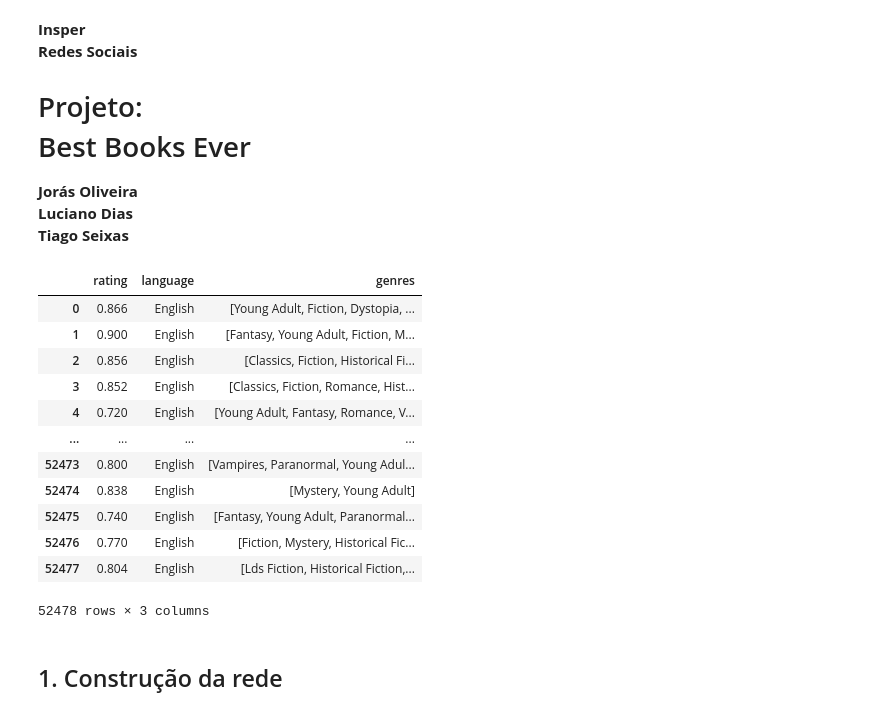
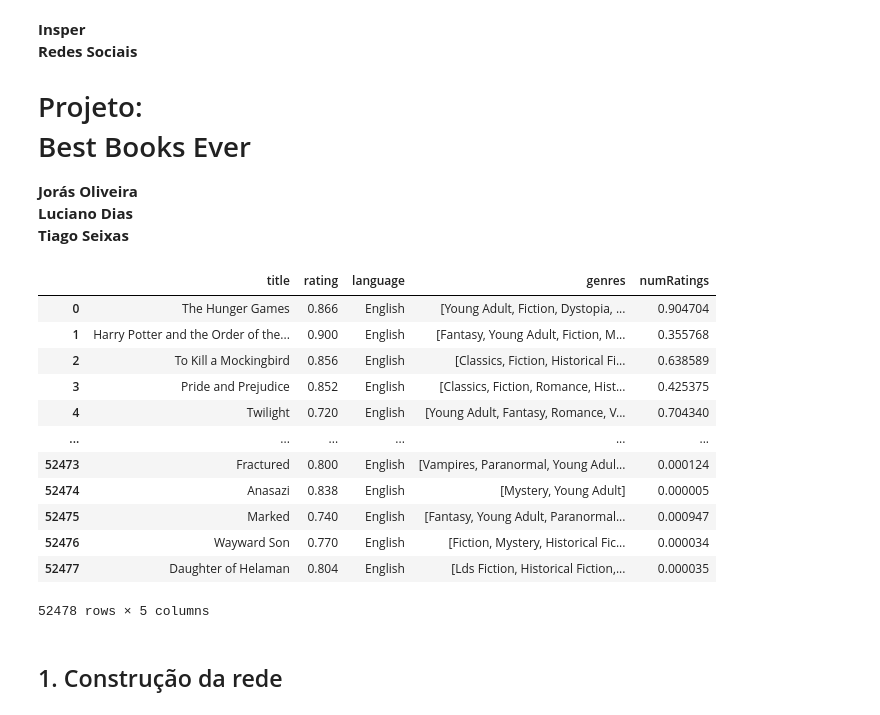
Before and after one commit to JorasOliveira/projeto_redesoc, a Jupyter notebook: projeto_1.ipynb, the cells around one changed output. Cells and saved outputs as stored; diff of their text form; code cells hidden in the pictures.

```diff
--- a/projeto_1.ipynb
+++ b/projeto_1.ipynb
@@ -30,27 +30,29 @@ from sklearn.preprocessing import minmax_scale
 
 np.random.seed(27)
 # %%
-df = pd.read_csv("books_1.Best_Books_Ever.csv", usecols=["rating", "language", "genres"])
+df = pd.read_csv("books_1.Best_Books_Ever.csv", usecols=["title", "rating", "numRatings", "language", "genres"])
 
 df['rating'] = minmax_scale(df['rating'])
+df['numRatings'] = minmax_scale(df['numRatings'])
+df["language"] = df["language"].map(lambda x: x if x == "English" else "non-English")
 df['language'] = df['language'].astype("category")
 df['genres'] = df['genres'].apply(literal_eval)
 
 df
 # %% [output]
-|  | rating | language | genres |
-| 0 | 0.866 | English | [Young Adult, Fiction, Dystopia, ... |
-| 1 | 0.900 | English | [Fantasy, Young Adult, Fiction, M... |
-| 2 | 0.856 | English | [Classics, Fiction, Historical Fi... |
-| 3 | 0.852 | English | [Classics, Fiction, Romance, Hist... |
-| 4 | 0.720 | English | [Young Adult, Fantasy, Romance, V... |
-| ... | ... | ... | ... |
-| 52473 | 0.800 | English | [Vampires, Paranormal, Young Adul... |
-| 52474 | 0.838 | English | [Mystery, Young Adult] |
-| 52475 | 0.740 | English | [Fantasy, Young Adult, Paranormal... |
-| 52476 | 0.770 | English | [Fiction, Mystery, Historical Fic... |
-| 52477 | 0.804 | English | [Lds Fiction, Historical Fiction,... |
+|  | title | rating | language | genres | numRatings |
+| 0 | The Hunger Games | 0.866 | English | [Young Adult, Fiction, Dystopia, ... | 0.904704 |
+| 1 | Harry Potter and the Order of the... | 0.900 | English | [Fantasy, Young Adult, Fiction, M... | 0.355768 |
+| 2 | To Kill a Mockingbird | 0.856 | English | [Classics, Fiction, Historical Fi... | 0.638589 |
+| 3 | Pride and Prejudice | 0.852 | English | [Classics, Fiction, Romance, Hist... | 0.425375 |
+| 4 | Twilight | 0.720 | English | [Young Adult, Fantasy, Romance, V... | 0.704340 |
+| ... | ... | ... | ... | ... | ... |
+| 52473 | Fractured | 0.800 | English | [Vampires, Paranormal, Young Adul... | 0.000124 |
+| 52474 | Anasazi | 0.838 | English | [Mystery, Young Adult] | 0.000005 |
+| 52475 | Marked | 0.740 | English | [Fantasy, Young Adult, Paranormal... | 0.000947 |
+| 52476 | Wayward Son | 0.770 | English | [Fiction, Mystery, Historical Fic... | 0.000034 |
+| 52477 | Daughter of Helaman | 0.804 | English | [Lds Fiction, Historical Fiction,... | 0.000035 |
-52478 rows × 3 columns
+52478 rows × 5 columns
 # %% [markdown]
 ## 1. Construção da rede
 # %%
```
Also changed, not shown: parts of 17 cells of this notebook.
